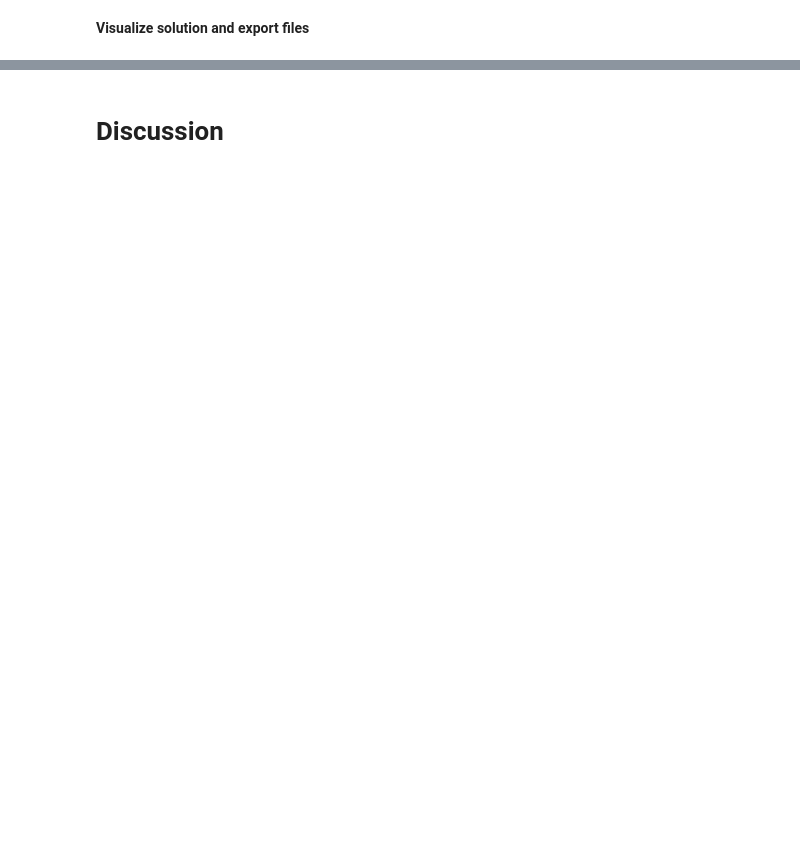
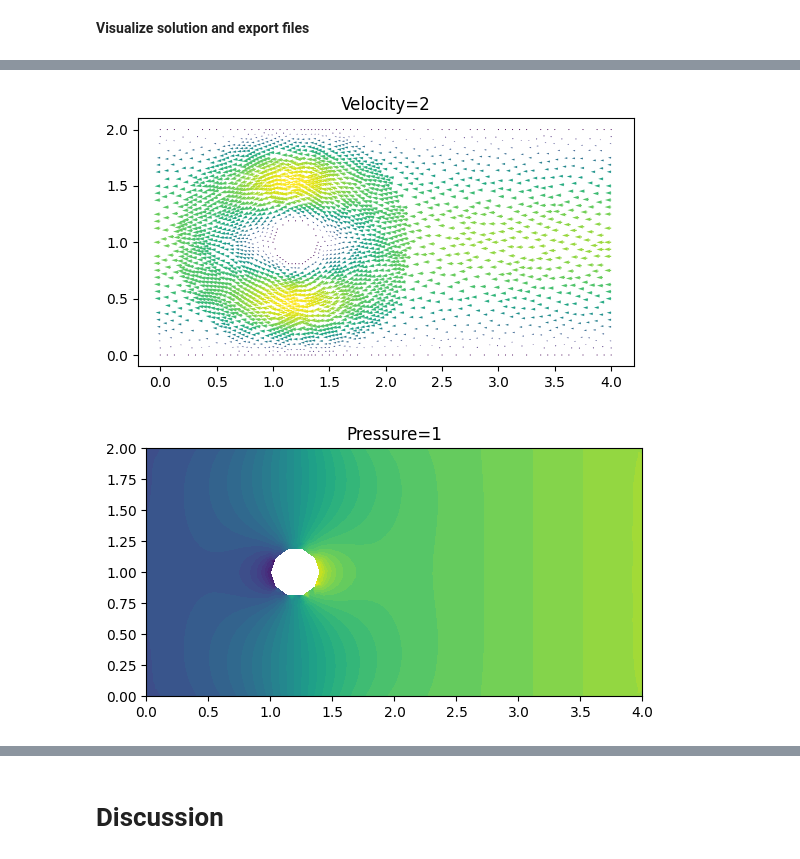
Before and after one commit to johanhoffman/DD2365_VT23, a Jupyter notebook: Lab1/sindrimagg_lab1.ipynb, the cells around one changed output, grey strips where cells are left out. Cells and saved outputs as stored; diff of their text form; code cells hidden in the pictures; blank space fills up the shorter version.

```diff
--- a/Lab1/sindrimagg_lab1.ipynb
+++ b/Lab1/sindrimagg_lab1.ipynb
@@ -247,23 +250,24 @@ plt.show()
 # %%
-!rm results-NS/*
-
 # Open files to export solution to Paraview
 file_u = File("results-Stokes/u1.pvd")
 file_p = File("results-Etokes/p1.pvd")
 
 u1p = project(u1, V1)
 p1p = project(p1, Q)
 
 # Save solution to file
 file_u << u1p
 file_p << p1p
 
 # Plot solution
 plt.figure()
-plot(u1p, title="Velocity")
+plot(u1p, title="Velocity=2")
 
 plt.figure()
-plot(p1p, title="Pressure")
+plot(p1p, title="Pressure=1")
 
 plt.show()
+# %% [output]
+[figure, added]
+[figure, added]
 # %%
```
Also changed, not shown: parts of 16 cells of this notebook.
